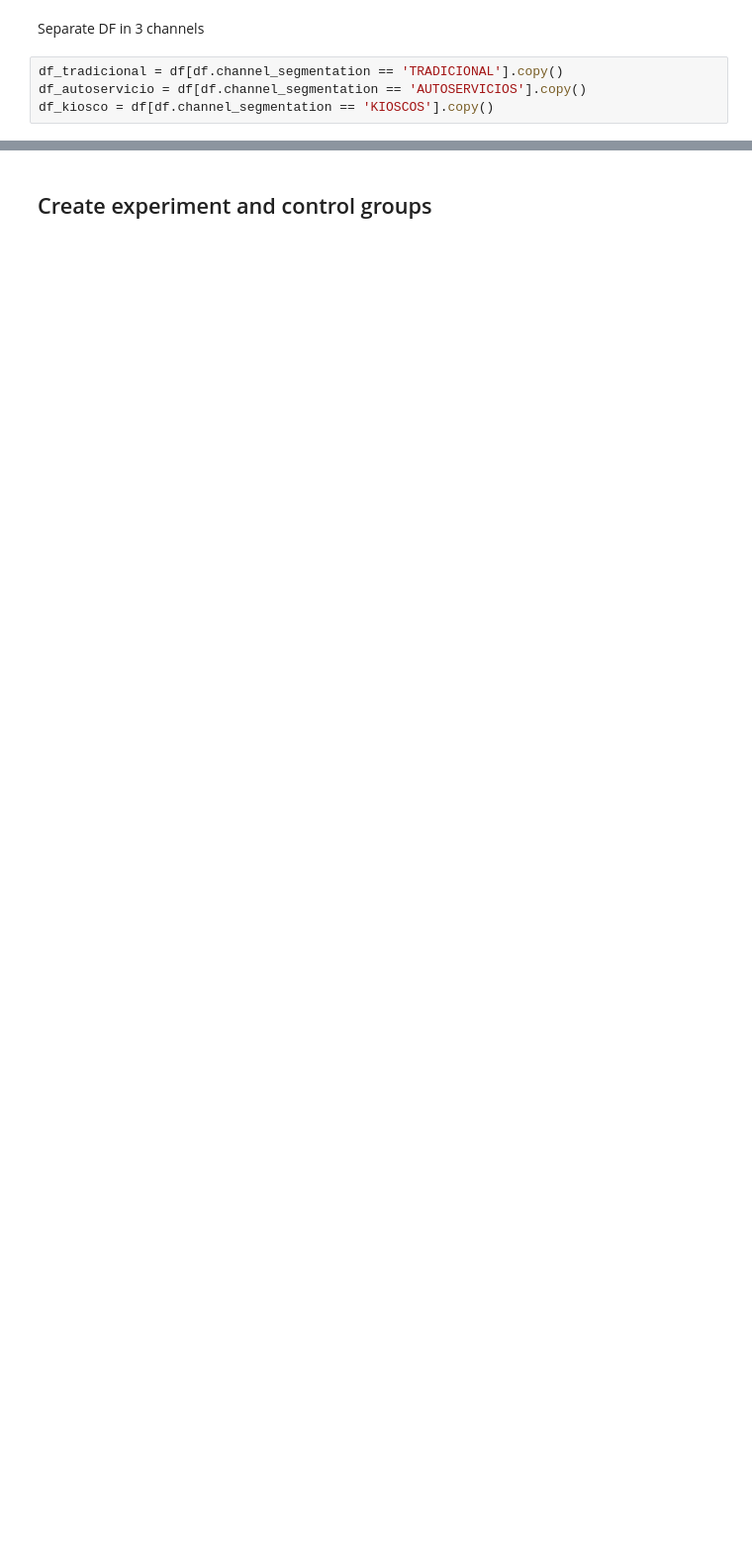
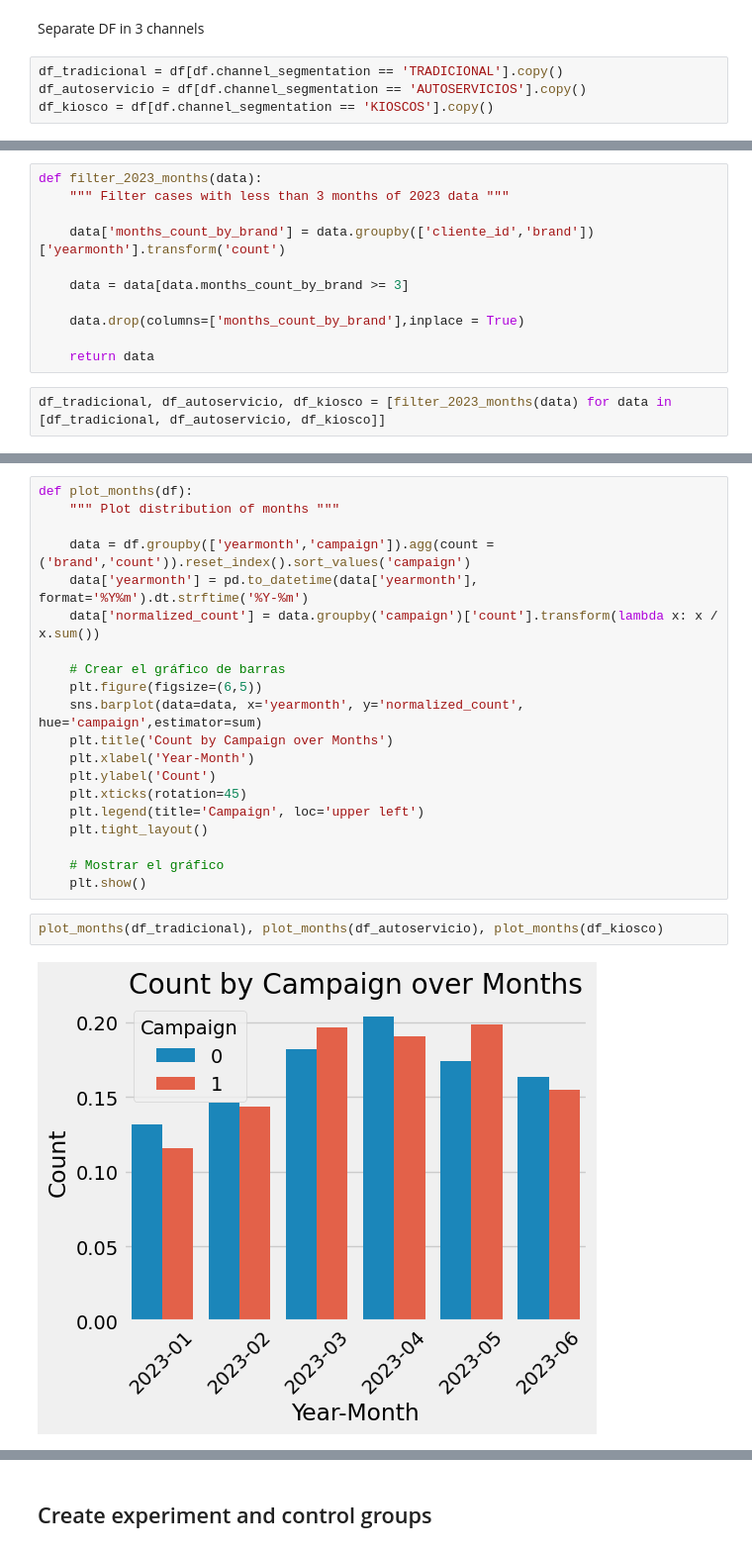
Before and after one commit to DenisTros/Quilmes_lift, a Jupyter notebook: notebooks/lift.ipynb, the cells around one changed output, grey strips where cells are left out. Shown: that part at 99% size. Saved outputs shown, nothing was run; the diff lists cells and outputs as text; blank space fills up the shorter version.

```diff
--- a/notebooks/lift.ipynb
+++ b/notebooks/lift.ipynb
@@ -405,0 +353,13 @@ temp.head()
+# %%
+def filter_2023_months(data):
+    """ Filter cases with less than 3 months of 2023 data """
+
+    data['months_count_by_brand'] = data.groupby(['cliente_id','brand'])['yearmonth'].transform('count')
+
+    data = data[data.months_count_by_brand >= 3]
+
+    data.drop(columns=['months_count_by_brand'],inplace = True)
+
+    return data
+# %%
+df_tradicional, df_autoservicio, df_kiosco = [filter_2023_months(data) for data in [df_tradicional, df_autoservicio, df_kiosco]]
@@ -405,0 +368,24 @@ temp.head()
+# %%
+def plot_months(df):
+    """ Plot distribution of months """
+
+    data = df.groupby(['yearmonth','campaign']).agg(count = ('brand','count')).reset_index().sort_values('campaign')
+    data['yearmonth'] = pd.to_datetime(data['yearmonth'], format='%Y%m').dt.strftime('%Y-%m')
+    data['normalized_count'] = data.groupby('campaign')['count'].transform(lambda x: x / x.sum())
+
+    # Crear el gráfico de barras
+    plt.figure(figsize=(6,5))
+    sns.barplot(data=data, x='yearmonth', y='normalized_count', hue='campaign',estimator=sum)
+    plt.title('Count by Campaign over Months')
+    plt.xlabel('Year-Month')
+    plt.ylabel('Count')
+    plt.xticks(rotation=45)
+    plt.legend(title='Campaign', loc='upper left')
+    plt.tight_layout()
+
+    # Mostrar el gráfico
+    plt.show()
+# %%
+plot_months(df_tradicional), plot_months(df_autoservicio), plot_months(df_kiosco)
+# %% [output]
+[figure, added]
```
Also changed, not shown: parts of 47 cells of this notebook.
